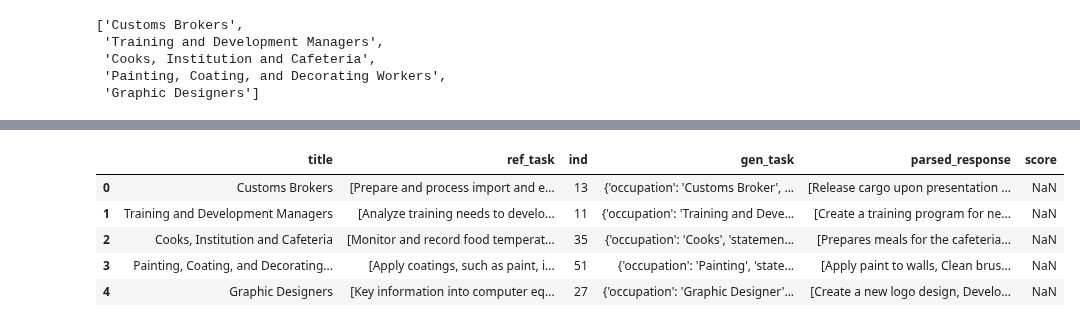
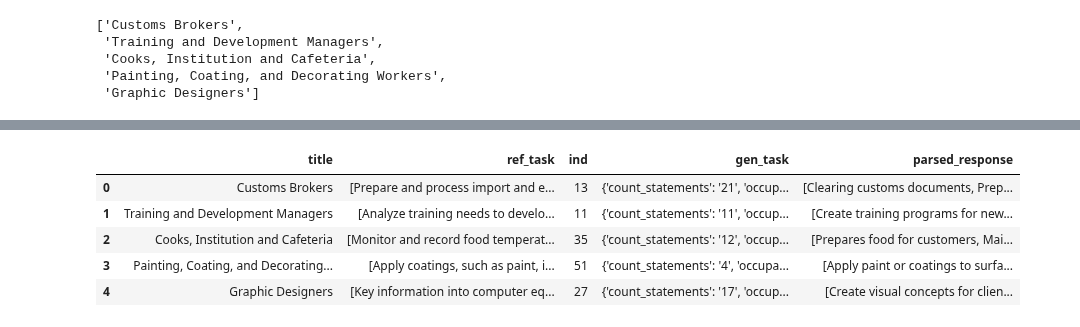
Before and after one commit to Segtanof/Teapot, a Jupyter notebook: task_match.ipynb, the cells around one changed output, grey strips where cells are left out. Drawn from its saved outputs; the diff is of its cells as text; code cells hidden in the pictures.

```diff
--- a/task_match.ipynb
+++ b/task_match.ipynb
@@ -73,6 +74,7 @@ def get_des (occupation):
 def task_gen(occupation,model):
     class task_description(BaseModel):
         occupation: str
+        count_statements: int
         statements: list[str]
 
 
@@ -152,7 +166,7 @@ def plot(similarities):
 # %% [markdown]
 ### packaging things for repeated excution
 # %%
-model = ChatOllama(model="llama3.2", temperature=0.8)
+model = ChatOllama(model="llama3.1", temperature=0.8)
 # %%
 test_sample_list
 # %% [output]
@@ -177,6 +190,0 @@ trial_df
-# %%
-trial_df["parsed_response"] = trial_df["gen_task"].apply(parse_response)
-trial_df = trial_df.dropna()
-trial_df
-
-# trial_df
@@ -208,11 +191,15 @@ result_df
 # %%
-result_df = result_df.reset_index(drop=True)
+result_df = trial_df.reset_index(drop=True)
+result_df["parsed_response"] = result_df["gen_task"].apply(parse_response)
+result_df = result_df.dropna()
 result_df
+
+# result_df
 # %% [output]
-|  | title | ref_task | ind | gen_task | parsed_response | score |
-| 0 | Customs Brokers | [Prepare and process import and e... | 13 | {'occupation': 'Customs Broker', ... | [Release cargo upon presentation ... | NaN |
-| 1 | Training and Development Managers | [Analyze training needs to develo... | 11 | {'occupation': 'Training and Deve... | [Create a training program for ne... | NaN |
-| 2 | Cooks, Institution and Cafeteria | [Monitor and record food temperat... | 35 | {'occupation': 'Cooks', 'statemen... | [Prepares meals for the cafeteria... | NaN |
-| 3 | Painting, Coating, and Decorating... | [Apply coatings, such as paint, i... | 51 | {'occupation': 'Painting', 'state... | [Apply paint to walls, Clean brus... | NaN |
-| 4 | Graphic Designers | [Key information into computer eq... | 27 | {'occupation': 'Graphic Designer'... | [Create a new logo design, Develo... | NaN |
+|  | title | ref_task | ind | gen_task | parsed_response |
+| 0 | Customs Brokers | [Prepare and process import and e... | 13 | {'count_statements': '21', 'occup... | [Clearing customs documents, Prep... |
+| 1 | Training and Development Managers | [Analyze training needs to develo... | 11 | {'count_statements': '11', 'occup... | [Create training programs for new... |
+| 2 | Cooks, Institution and Cafeteria | [Monitor and record food temperat... | 35 | {'count_statements': '12', 'occup... | [Prepares food for customers, Mai... |
+| 3 | Painting, Coating, and Decorating... | [Apply coatings, such as paint, i... | 51 | {'count_statements': '4', 'occupa... | [Apply paint or coatings to surfa... |
+| 4 | Graphic Designers | [Key information into computer eq... | 27 | {'count_statements': '17', 'occup... | [Create visual concepts for clien... |
 # %%
```
Also changed, not shown: parts of 11 cells of this notebook.
